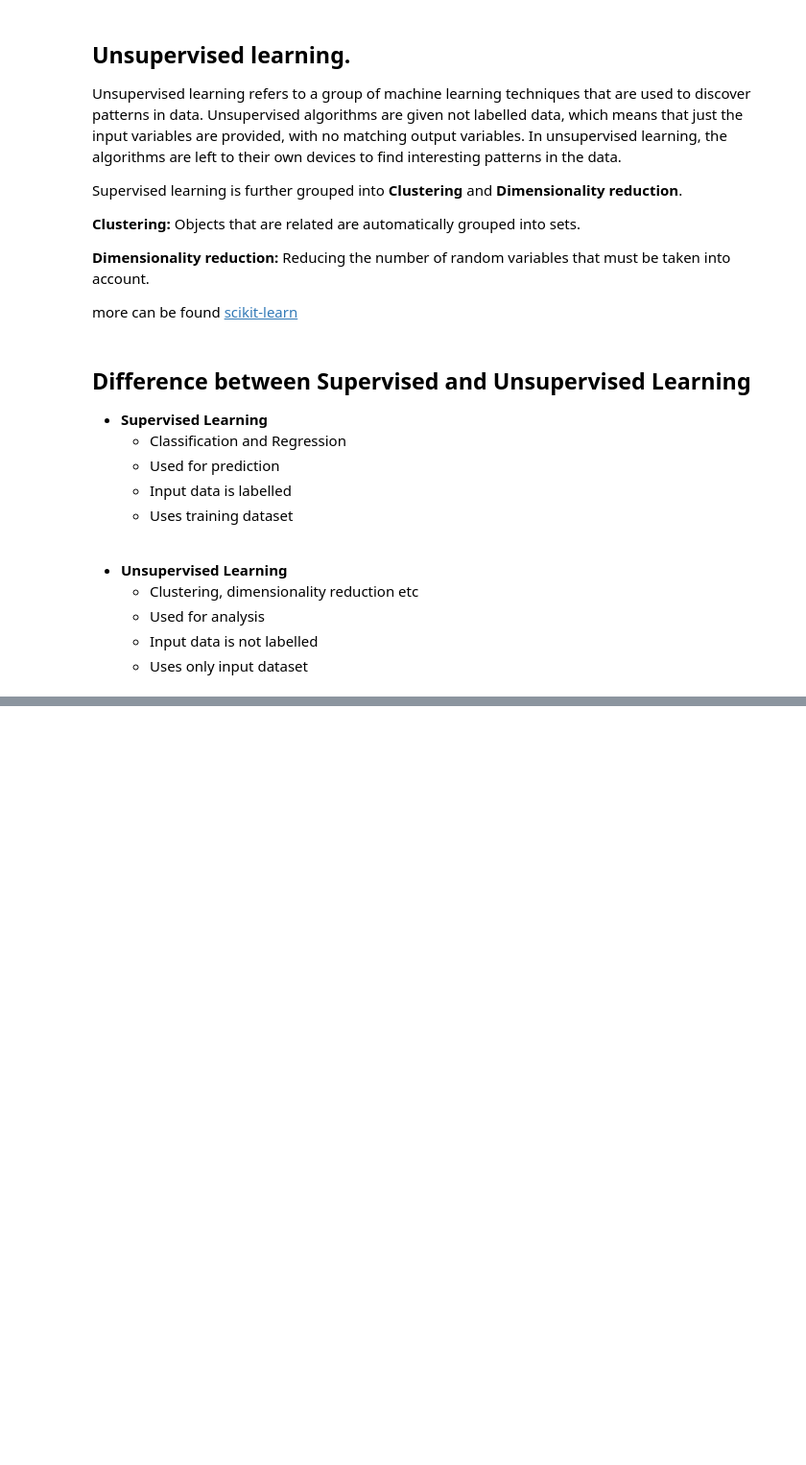
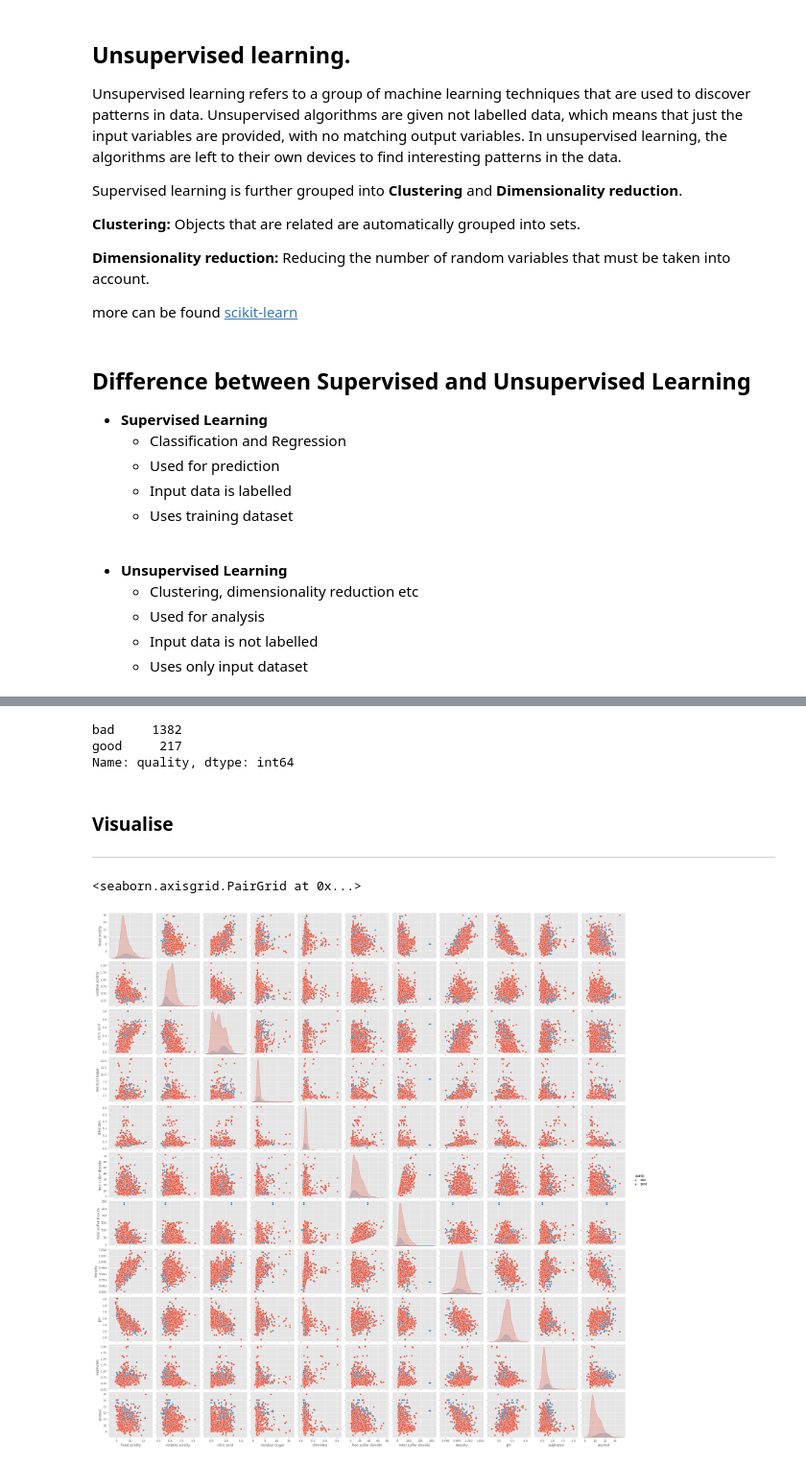
Before and after one commit to krystianopryszek99/Emerging-Technologies, a Jupyter notebook: scikit-learn.ipynb, the cells around one changed output, grey strips where cells are left out. Shown at 96% size. Saved outputs shown, nothing was run; the diff lists cells and outputs as text; code cells hidden in the pictures; blank space fills up the shorter version.

Commit message:
Started classification analysis on wine quality dataset

```diff
--- a/scikit-learn.ipynb
+++ b/scikit-learn.ipynb
@@ -48,0 +80,6 @@ more can be found [scikit-learn](https://scikit-learn.org/stable/unsupervised_le
+# %%
+# Standard plot size.
+plt.rcParams['figure.figsize'] = (15, 10)
+
+# Standard coloir scheme.
+plt.style.use('ggplot')
@@ -48,0 +90,3 @@ more can be found [scikit-learn](https://scikit-learn.org/stable/unsupervised_le
+# %%
+# Load the red wine dataset from UCI Machine Learning Repository
+df = pd.read_csv("https://archive.ics.uci.edu/ml/machine-learning-databases/wine-quality/winequality-red.csv", sep=';')
@@ -48,0 +163,22 @@ more can be found [scikit-learn](https://scikit-learn.org/stable/unsupervised_le
+# %%
+# Create generic wine quality labels
+bins = (2, 6.5, 8)
+labels = ['bad', 'good']
+df['quality'] = pd.cut(x = df['quality'], bins = bins, labels = labels)
+# %%
+# Count how many wines fit the labels
+df['quality'].value_counts()
+# %% [output]
+bad     1382
+good     217
+Name: quality, dtype: int64
+# %% [markdown]
+### Visualise
+
+***
+# %%
+# Scatter plots and kdes.
+sns.pairplot(df, hue='quality')
+# %% [output]
+<seaborn.axisgrid.PairGrid at 0x...>
+[figure, added]
```
Also changed, not shown: parts of 33 cells of this notebook.
